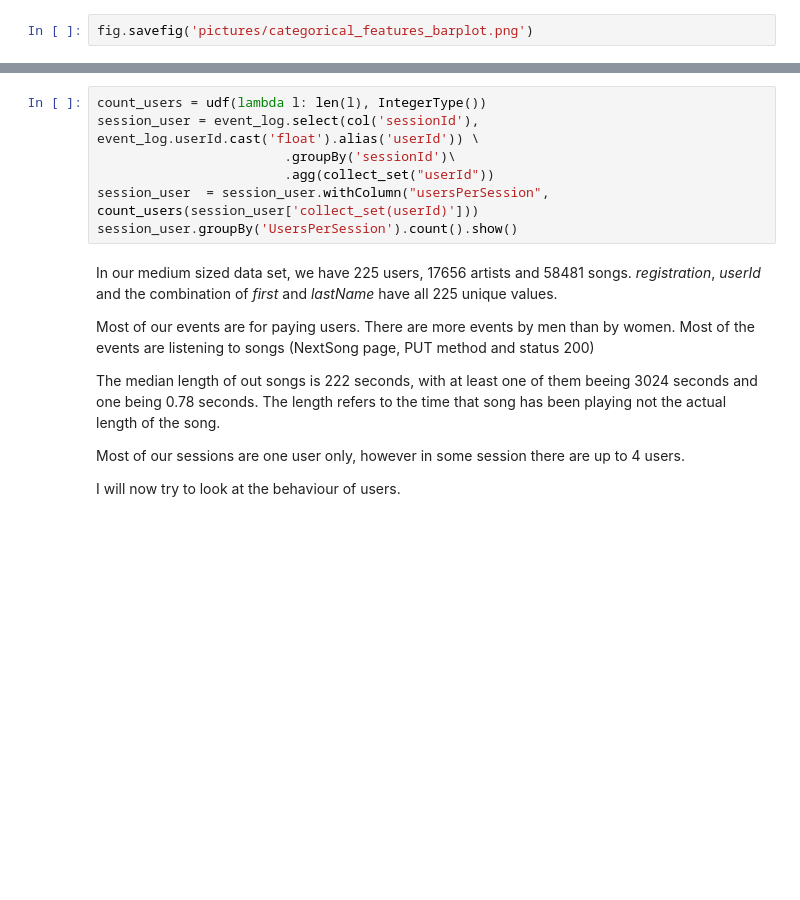
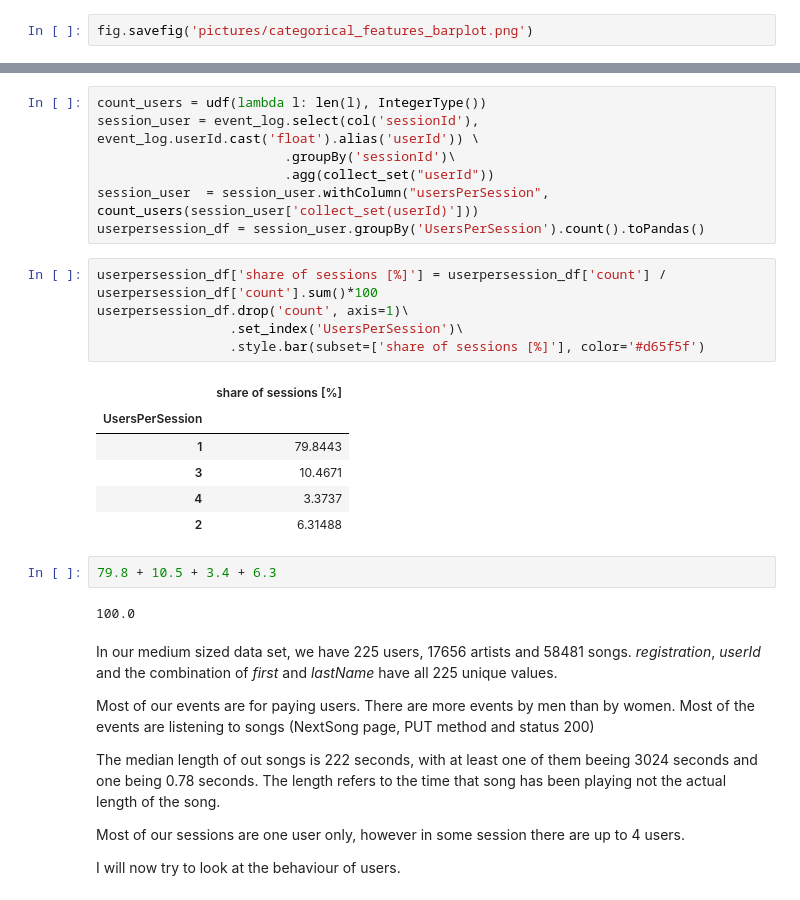
Before and after one commit to pedro-hf/sparkify, a Jupyter notebook: Sparkify.ipynb, the cells around one changed output, grey strips where cells are left out. Drawn from its saved outputs; the diff is of its cells as text; blank space fills up the shorter version.

```diff
--- a/Sparkify.ipynb
+++ b/Sparkify.ipynb
@@ -275,7 +336,23 @@ session_user = event_log.select(col('sessionId'), event_log.userId.cast('float')
                         .groupBy('sessionId')\
                         .agg(collect_set("userId"))
 session_user  = session_user.withColumn("usersPerSession", count_users(session_user['collect_set(userId)']))
-session_user.groupBy('UsersPerSession').count().show()
+userpersession_df = session_user.groupBy('UsersPerSession').count().toPandas()
+# %%
+userpersession_df['share of sessions [%]'] = userpersession_df['count'] / userpersession_df['count'].sum()*100
+userpersession_df.drop('count', axis=1)\
+                 .set_index('UsersPerSession')\
+                 .style.bar(subset=['share of sessions [%]'], color='#d65f5f')
+# %% [output]
+|  | share of sessions [%] |
+| UsersPerSession |  |
+| 1 | 79.8443 |
+| 3 | 10.4671 |
+| 4 | 3.3737 |
+| 2 | 6.31488 |
+# %%
+79.8 + 10.5 + 3.4 + 6.3
+# %% [output]
+100.0
 # %% [markdown]
 In our medium sized data set, we have 225 users, 17656 artists and 58481 songs. _registration_, _userId_ and the combination of _first_ and _lastName_ have all 225 unique values.
 
```
Also changed, not shown: parts of 8 cells of this notebook, 2 other files.
